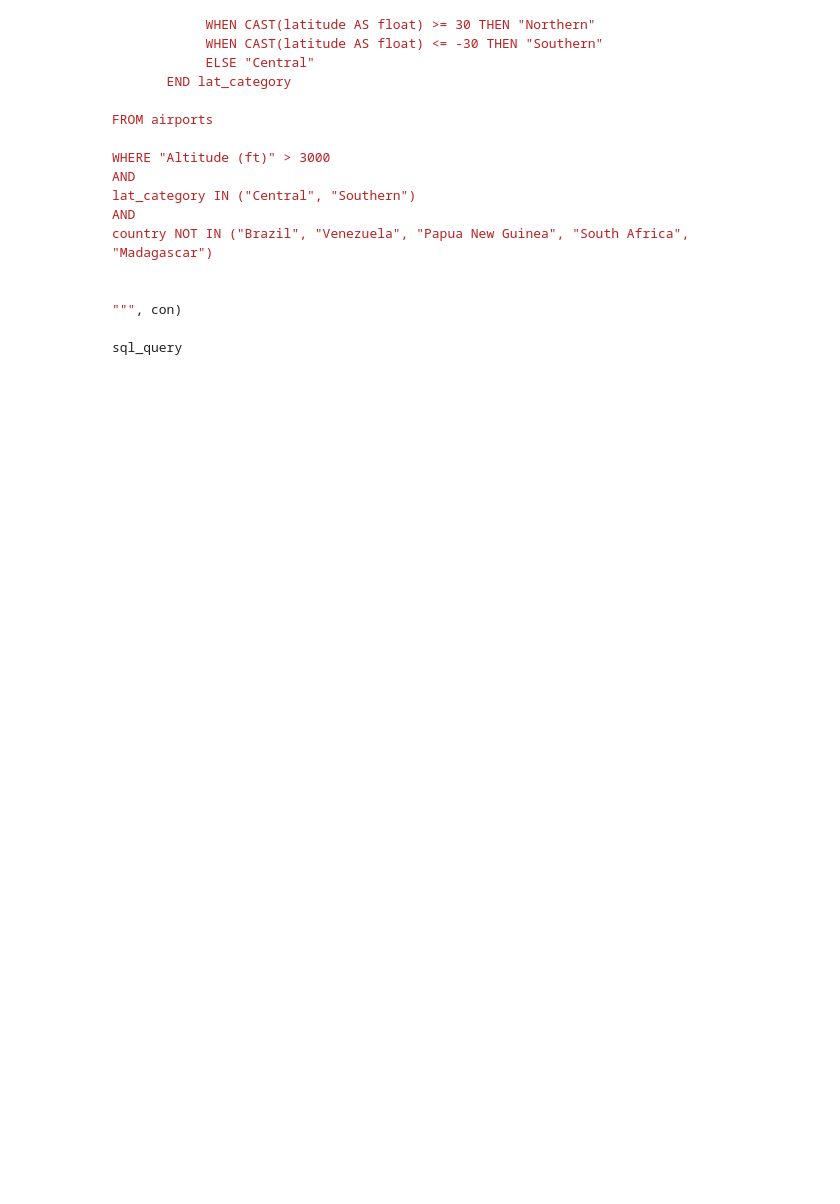
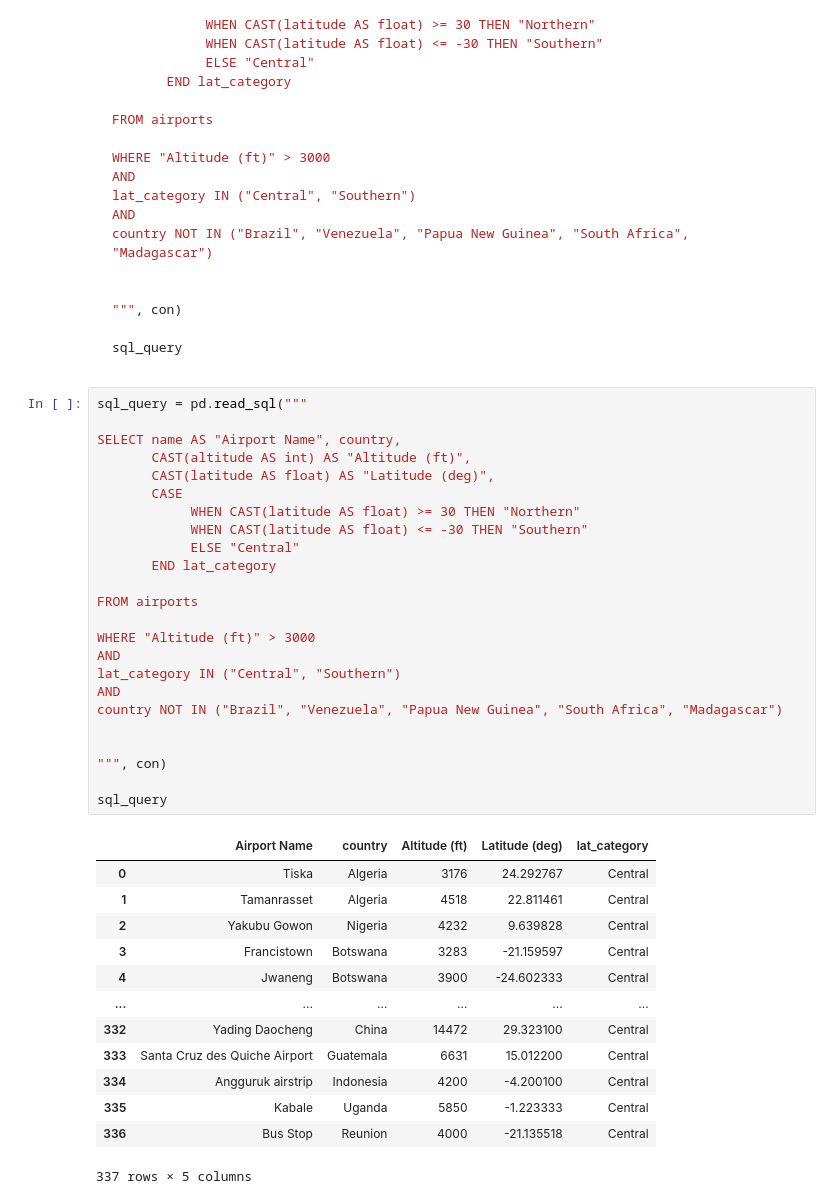
Before and after one commit to DJhesi/DS-NTL-010824, a Jupyter notebook: Phase_2/Phase2_Topic1_Getting_Started_With_SQL/SQL_Queries.ipynb, the cells around one changed output. Cells and saved outputs as stored; diff of their text form; folded sections open; blank space fills up the shorter version.

````diff
--- a/Phase_2/Phase2_Topic1_Getting_Started_With_SQL/SQL_Queries.ipynb
+++ b/Phase_2/Phase2_Topic1_Getting_Started_With_SQL/SQL_Queries.ipynb
@@ -1225,3 +1353,41 @@ country NOT IN ("Brazil", "Venezuela", "Papua New Guinea", "South Africa", "Mada
 sql_query
 ```
 </details>
+# %%
+sql_query = pd.read_sql("""
+
+SELECT name AS "Airport Name", country,
+       CAST(altitude AS int) AS "Altitude (ft)",
+       CAST(latitude AS float) AS "Latitude (deg)",
+       CASE
+            WHEN CAST(latitude AS float) >= 30 THEN "Northern"
+            WHEN CAST(latitude AS float) <= -30 THEN "Southern"
+            ELSE "Central"
+       END lat_category
+
+FROM airports
+
+WHERE "Altitude (ft)" > 3000
+AND
+lat_category IN ("Central", "Southern")
+AND
+country NOT IN ("Brazil", "Venezuela", "Papua New Guinea", "South Africa", "Madagascar")
+
+
+""", con)
+
+sql_query
+# %% [output]
+|  | Airport Name | country | Altitude (ft) | Latitude (deg) | lat_category |
+| 0 | Tiska | Algeria | 3176 | 24.292767 | Central |
+| 1 | Tamanrasset | Algeria | 4518 | 22.811461 | Central |
+| 2 | Yakubu Gowon | Nigeria | 4232 | 9.639828 | Central |
+| 3 | Francistown | Botswana | 3283 | -21.159597 | Central |
+| 4 | Jwaneng | Botswana | 3900 | -24.602333 | Central |
+| ... | ... | ... | ... | ... | ... |
+| 332 | Yading Daocheng | China | 14472 | 29.323100 | Central |
+| 333 | Santa Cruz des Quiche Airport | Guatemala | 6631 | 15.012200 | Central |
+| 334 | Angguruk airstrip | Indonesia | 4200 | -4.200100 | Central |
+| 335 | Kabale | Uganda | 5850 | -1.223333 | Central |
+| 336 | Bus Stop | Reunion | 4000 | -21.135518 | Central |
+337 rows × 5 columns
````
Also changed, not shown: parts of 6 cells of this notebook, 8 other files.
